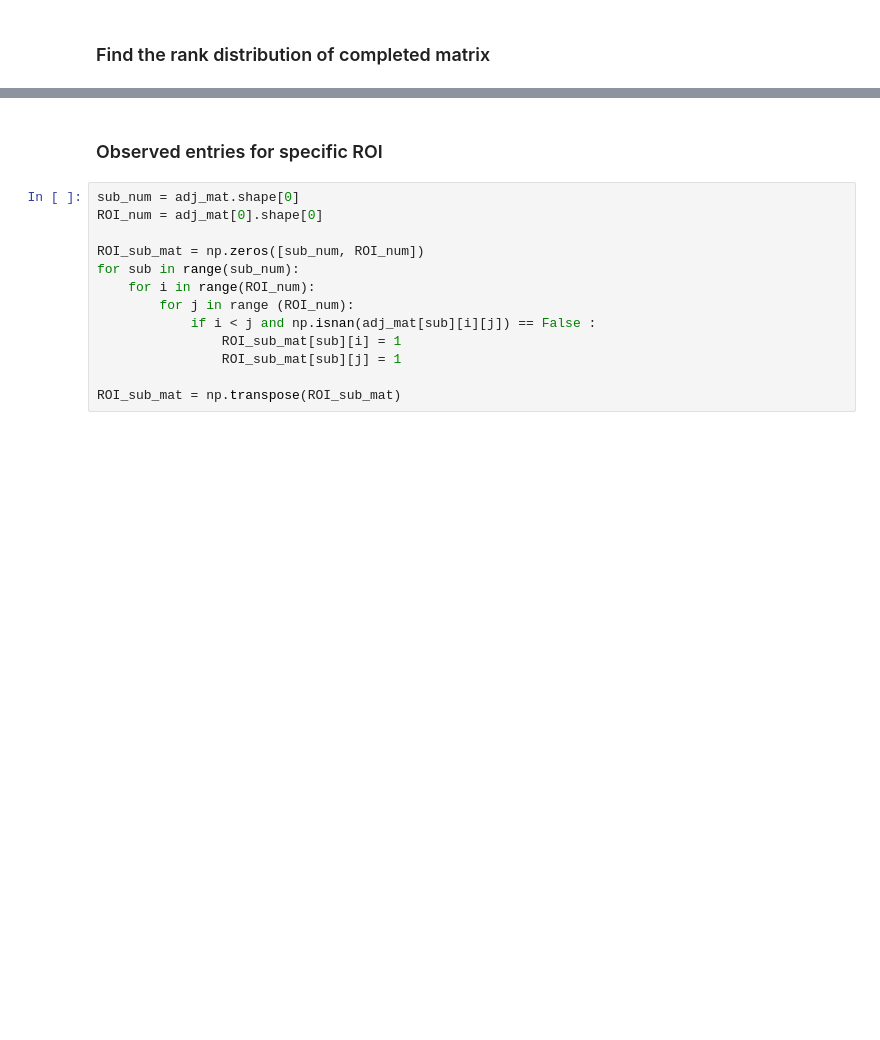
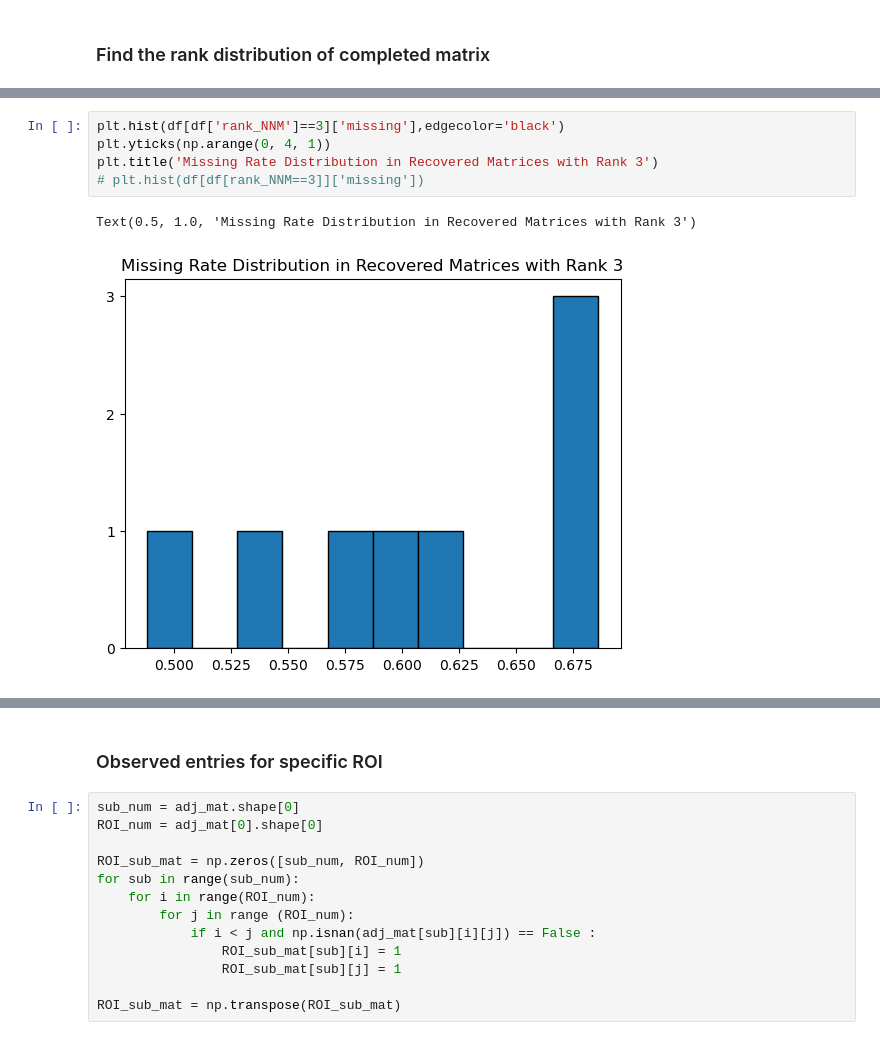
Before and after one commit to 123xrong/EEG-Missing-Data, a Jupyter notebook: Data Exploration.ipynb, the cells around one changed output, grey strips where cells are left out. Cells and saved outputs as stored; diff of their text form; blank space fills up the shorter version.

```diff
--- a/Data Exploration.ipynb
+++ b/Data Exploration.ipynb
@@ -426,0 +416,8 @@ plt.show()
+# %%
+plt.hist(df[df['rank_NNM']==3]['missing'],edgecolor='black')
+plt.yticks(np.arange(0, 4, 1))
+plt.title('Missing Rate Distribution in Recovered Matrices with Rank 3')
+# plt.hist(df[df[rank_NNM==3]]['missing'])
+# %% [output]
+Text(0.5, 1.0, 'Missing Rate Distribution in Recovered Matrices with Rank 3')
+[figure, added]
```
Also changed, not shown: parts of 21 cells of this notebook, 24 other files.
